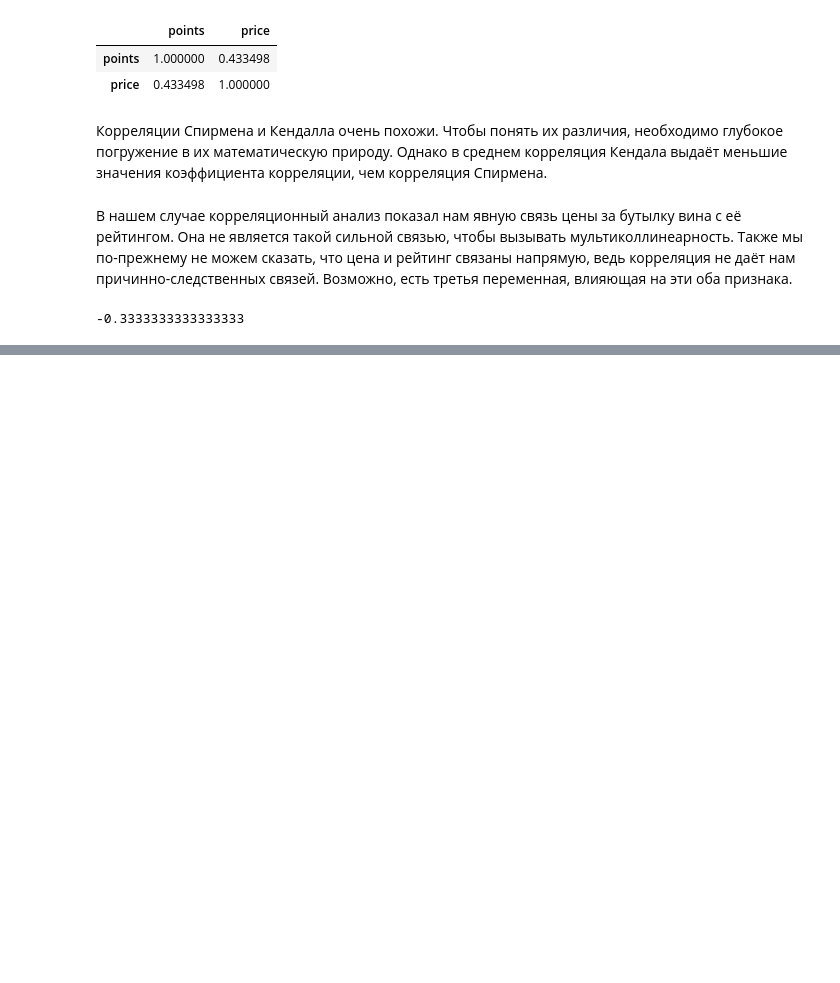
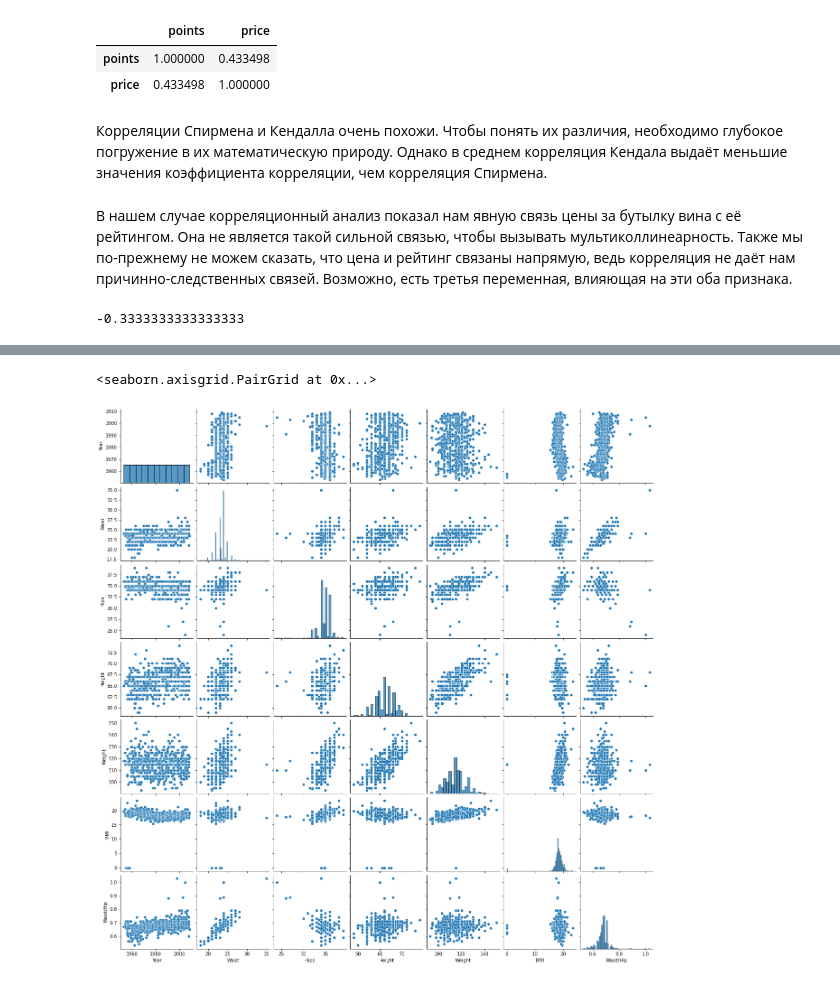
Before and after one commit to Erkobrax/DS_Edu, a Jupyter notebook: BLOCK_3_EDA/MathStat_1.ipynb, the cells around one changed output, grey strips where cells are left out. Cells and saved outputs as stored; diff of their text form; code cells hidden in the pictures; blank space fills up the shorter version.

```diff
--- a/BLOCK_3_EDA/MathStat_1.ipynb
+++ b/BLOCK_3_EDA/MathStat_1.ipynb
@@ -54,0 +81,5 @@ matthews_corrcoef(x, y) # рассчитаем коэффициент корре
+# %%
+sns.pairplot(df)
+# %% [output]
+<seaborn.axisgrid.PairGrid at 0x...>
+[figure, added]
```
Also changed, not shown: parts of 7 cells of this notebook.
